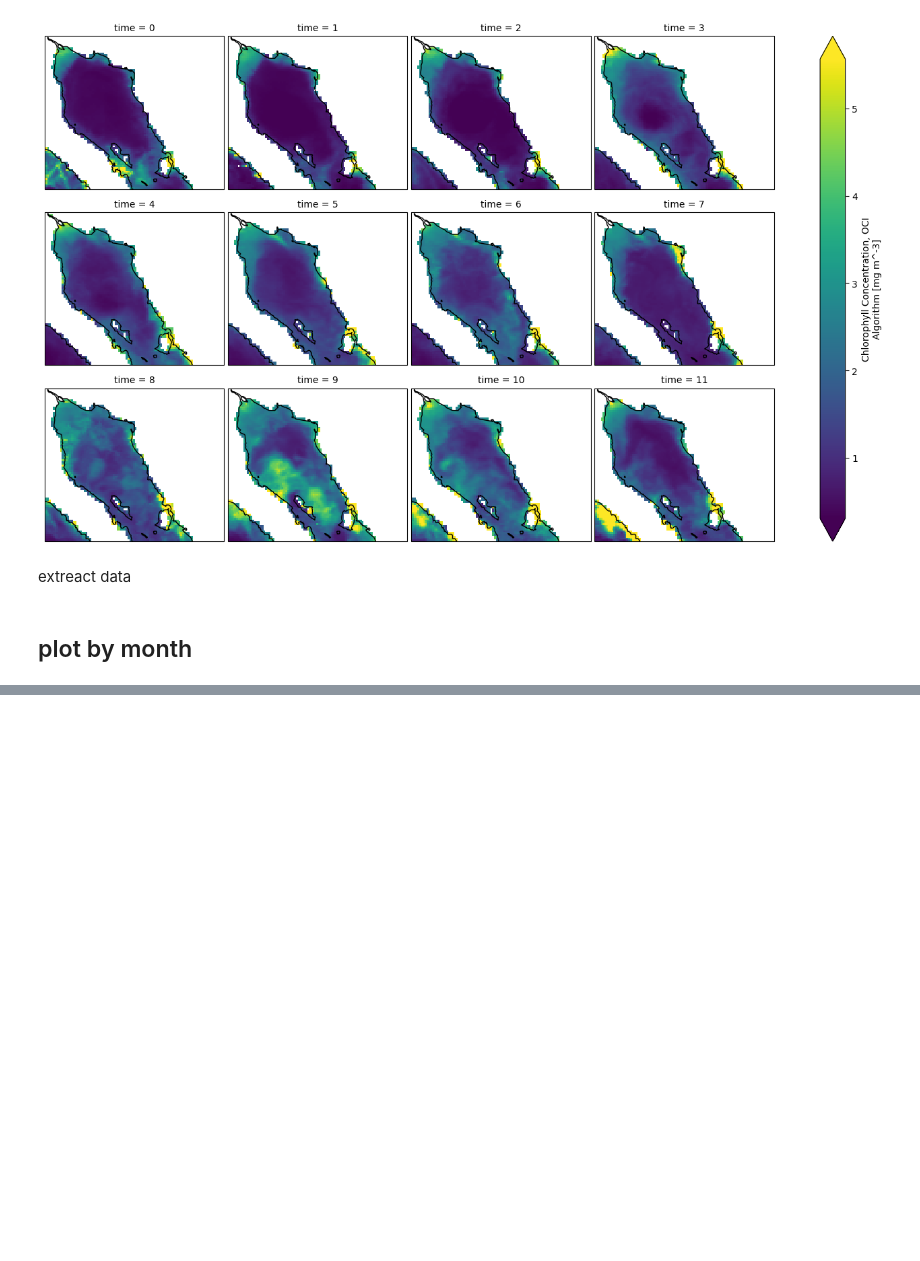
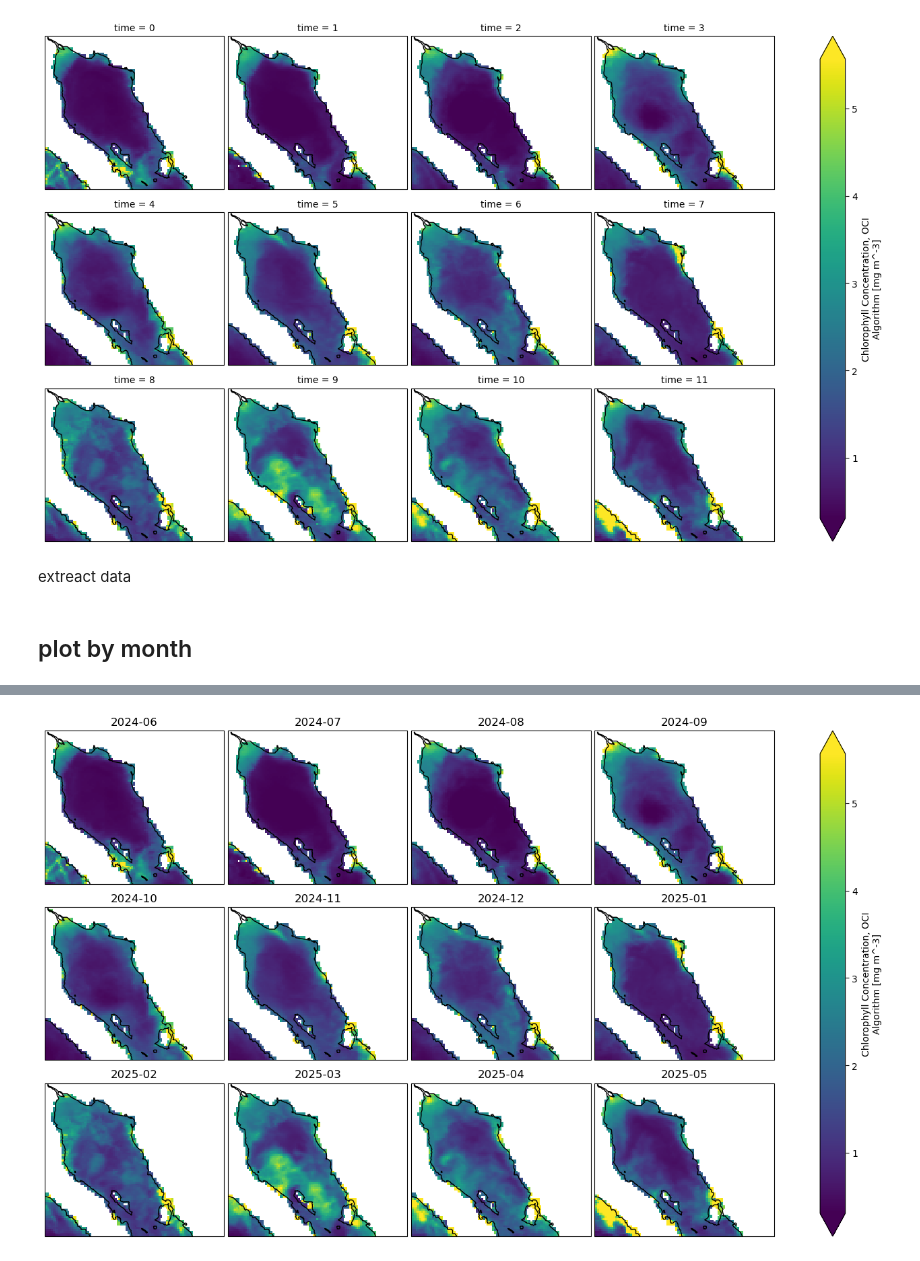
Before and after one commit to fish-pace/2026-proj-waterquality, a Jupyter notebook: contributor_folders/Andrea /pace_chla.ipynb, the cells around one changed output, grey strips where cells are left out. Saved outputs shown, nothing was run; the diff lists cells and outputs as text; code cells hidden in the pictures; blank space fills up the shorter version.

Commit message:
add csv and figures

```diff
--- a/contributor_folders/Andrea /pace_chla.ipynb
+++ b/contributor_folders/Andrea /pace_chla.ipynb
@@ -573,0 +506,10 @@ for ax, label in zip(g.axes.flat, labels):
+# %%
+import pandas as pd
+
+time_new = pd.date_range(
+    start="2024-06-01",
+    periods=ds.sizes["time"],  # 👈 aquí
+    freq="MS"
+)
+# %%
+ds = ds.assign_coords(time=time_new)
@@ -573,0 +536,26 @@ for ax, label in zip(g.axes.flat, labels):
+# %%
+chl = ds["chlor_a"].sel(
+    lat=slice(32.0, 28.5),
+    lon=slice(-115.1, -111.0)
+)
+
+g = chl.plot(
+    col="time",
+    col_wrap=4,
+    robust=True,
+    figsize=(14, 8),
+    cmap="viridis",
+    subplot_kws={"projection": ccrs.PlateCarree()},
+    transform=ccrs.PlateCarree()
+)
+
+for ax, t in zip(g.axes.flat, chl.time.values):
+    fecha = pd.to_datetime(t).strftime("%Y-%m")
+    ax.set_title(fecha)
+    ax.coastlines(resolution="10m")
+    ax.set_extent(
+        [-115.1, -111.0, 28.5, 32.0],
+        crs=ccrs.PlateCarree()
+    )
+# %% [output]
+[figure, added]
```
Also changed, not shown: parts of 22 cells of this notebook, 4 other files.
